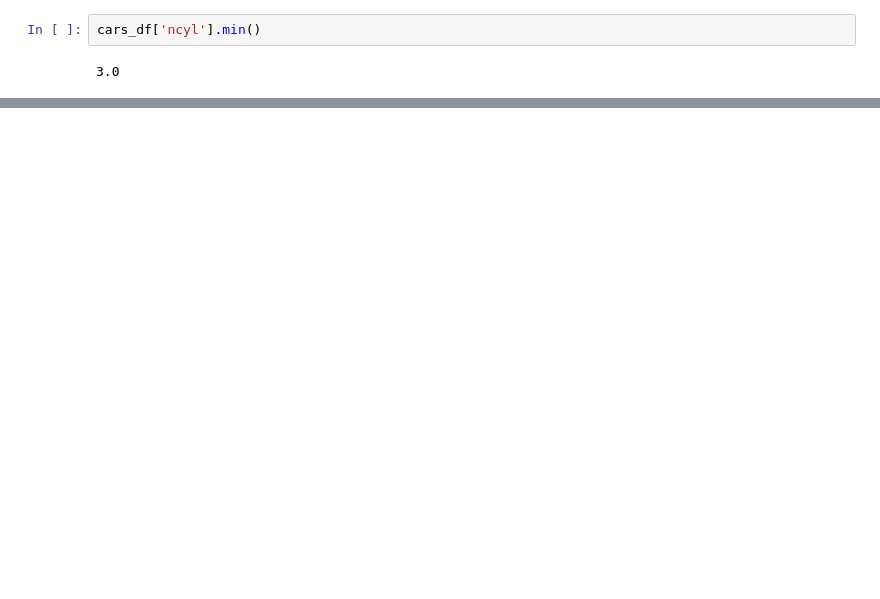
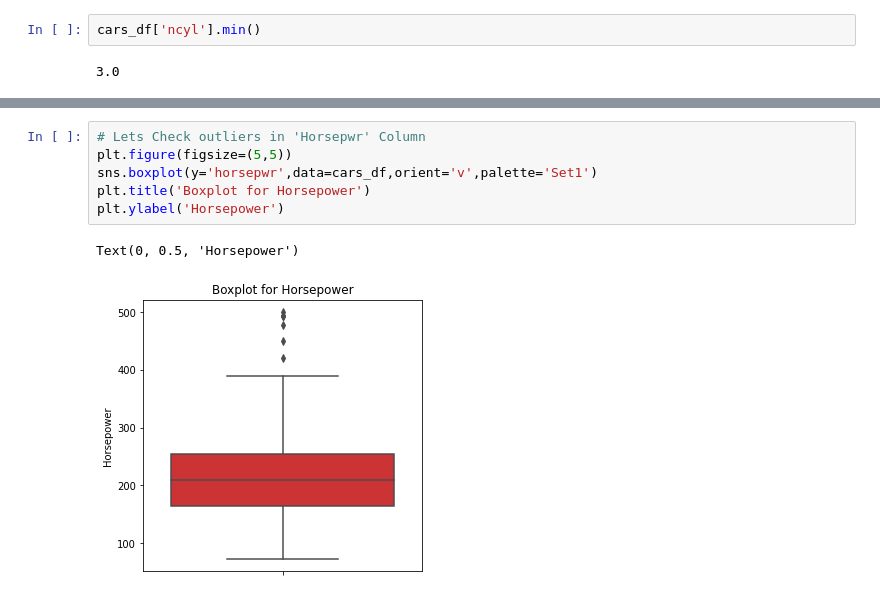
Before and after one commit to vrushalipr/car_data_analysis, a Jupyter notebook: Cars_data_analysis.ipynb, the cells around one changed output, grey strips where cells are left out. Saved outputs shown, nothing was run; the diff lists cells and outputs as text; blank space fills up the shorter version.

```diff
--- a/Cars_data_analysis.ipynb
+++ b/Cars_data_analysis.ipynb
@@ -180,0 +186,9 @@ Text(0, 0.5, 'NCYL')
+# %%
+# Lets Check outliers in 'Horsepwr' Column
+plt.figure(figsize=(5,5))
+sns.boxplot(y='horsepwr',data=cars_df,orient='v',palette='Set1')
+plt.title('Boxplot for Horsepower')
+plt.ylabel('Horsepower')
+# %% [output]
+Text(0, 0.5, 'Horsepower')
+[figure, added]
```
Also changed, not shown: parts of 20 cells of this notebook.
